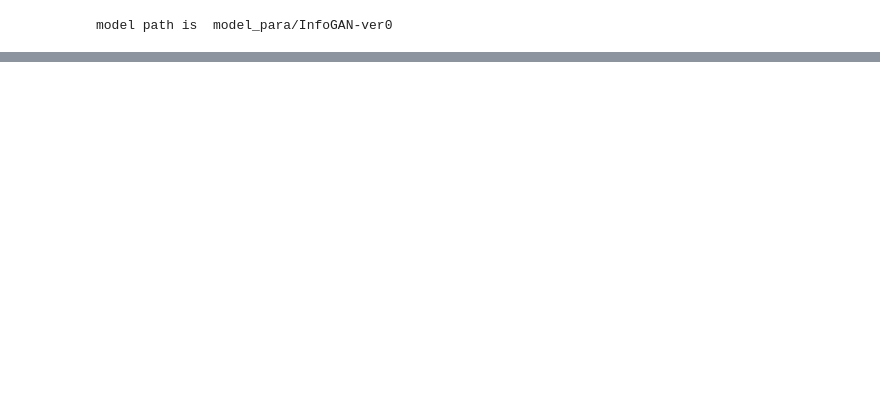
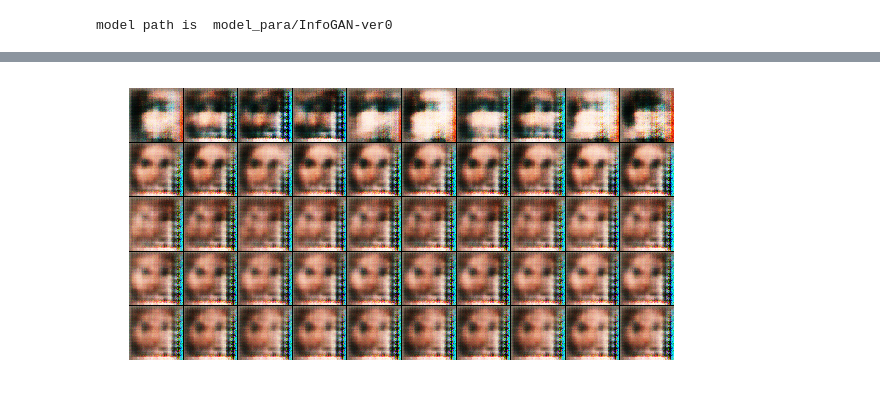
Before and after one commit to kaichunntu/DLCV2018SPRING, a Jupyter notebook: hw4/InfoGAN.ipynb, the cells around one changed output, grey strips where cells are left out. Drawn from its saved outputs; the diff is of its cells as text; code cells hidden in the pictures; blank space fills up the shorter version.

```diff
--- a/hw4/InfoGAN.ipynb
+++ b/hw4/InfoGAN.ipynb
@@ -414,10 +409,7 @@ def save_model(s):
 model path is  model_para/InfoGAN-ver0
 # %%
 def sample_dum(z):
-    if (z >0.5).any():
-        a = np.argmax(z,axis=-1)
-        z = np.zeros_like(z)
-        z[a]+=1
-        return z
-    else:
-        return np.zeros_like(z)
+    a = np.argmax(z,axis=-1)
+    z = np.zeros_like(z)
+    z[a]+=1
+    return z
@@ -467,7 +455,7 @@ for s in range(n_step):
     print( information_printer.format(s+1 , l , fake , real , accuracy , accuracy_clf , fake/real ) , end="\r" )
     if ( (s+1)%5000 ) == 0:
         print( information_printer.format(s+1 , l , fake , real , accuracy , accuracy_clf , fake/real ) , end="\n" )
-        print_generate_img(s)
+        print_generate_img(s+1)
         save_model(s)
     start += n_batch
 # %% [output]
@@ -476,0 +464,16 @@ Step 6300 loss:0.5751 fake:0.5226 real:0.5720 acc:0.705 acc_clf:1.000 f/r:0.914
+# %%
+g = sess.run( g_img , feed_dict={z_input:np.random.randn(10,latent_dim) , clf_tag:test_attr[0]} )
+for i in range(1,num_class):
+    tmp_g = sess.run( g_img , feed_dict={z_input:test_z , clf_tag:test_attr[i]} )
+    g = np.concatenate( [g , tmp_g] , axis=0 )
+g = inverse_processing(g)
+g = concat_img(g).astype("int")
+
+plt.figure(figsize=(25,5))
+plt.imshow(g)
+plt.axis("off")
+# path = os.path.join( pr_img_path , "{0:0>6}_iter.png".format(s) )
+# plt.savefig(path)
+plt.show()
+# %% [output]
+[figure, added]
```
Also changed, not shown: parts of 10 cells of this notebook, 1 other file.
